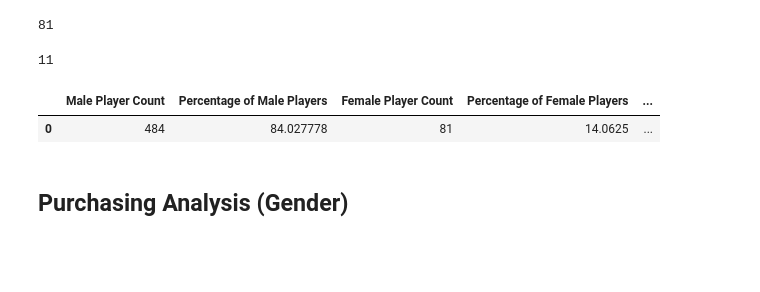
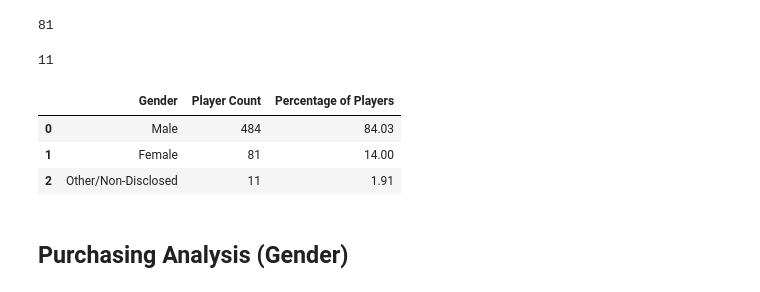
Before and after one commit to ktruong14/pandas_challenge, a Jupyter notebook: HeroesOfPymoli/HeroesOfPymoli_starter.ipynb, the cells around one changed output. Cells and saved outputs as stored; diff of their text form; code cells hidden in the pictures; blank space fills up the shorter version.

Commit message:
completed age demo

```diff
--- a/HeroesOfPymoli/HeroesOfPymoli_starter.ipynb
+++ b/HeroesOfPymoli/HeroesOfPymoli_starter.ipynb
@@ -104,21 +116,22 @@ other_count
 11
 # %%
 # Calculating percentages
-percent_male = (male_count/player_count) * 100
-percent_female = (female_count/player_count) * 100
-percent_other = (other_count/player_count) * 100
+percent_male = round((male_count/player_count) * 100,2)
+percent_female = round((female_count/player_count) * 100,)
+percent_other = round((other_count/player_count) * 100,2)
 # %%
 # Creating gender demographics data frame
-gender_demographics = pd.DataFrame({"Male Player Count":[male_count],
-                                    "Percentage of Male Players":[percent_male],
-                                    "Female Player Count":[female_count],
-                                    "Percentage of Female Players":[percent_female],
-                                    "Other/Non-Disclosed Player Count":[other_count],
-                                    "Percentage of Other/Non-Disclosed Players":[percent_other]})
-gender_demographics
+gender_demo = pd.DataFrame({
+    "Gender":["Male","Female","Other/Non-Disclosed"],
+    "Player Count":[male_count,female_count,other_count],
+    "Percentage of Players":[percent_male,percent_female,percent_other]
+})
+gender_demo
 # %% [output]
-|  | Male Player Count | Percentage of Male Players | Female Player Count | Percentage of Female Players | ... |
-| 0 | 484 | 84.027778 | 81 | 14.0625 | ... |
+|  | Gender | Player Count | Percentage of Players |
+| 0 | Male | 484 | 84.03 |
+| 1 | Female | 81 | 14.00 |
+| 2 | Other/Non-Disclosed | 11 | 1.91 |
 # %% [markdown]
 
 ## Purchasing Analysis (Gender)
```
Also changed, not shown: parts of 15 cells of this notebook.
